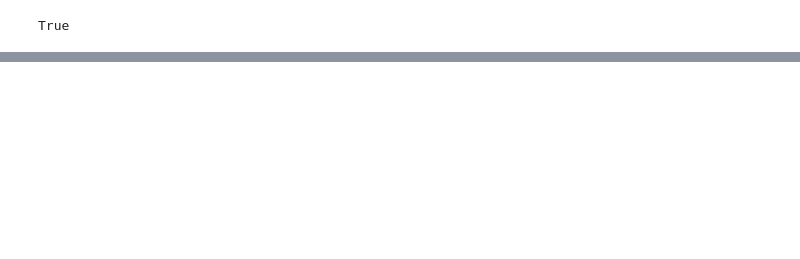
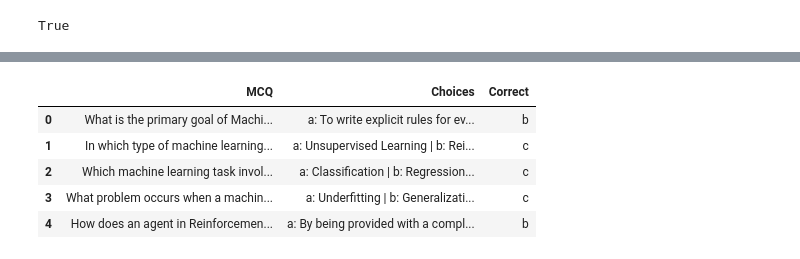
Before and after one commit to gourabbistu089/Quize-Generator, a Jupyter notebook: experiment/mcq.ipynb, the cells around one changed output, grey strips where cells are left out. Drawn from its saved outputs; the diff is of its cells as text; code cells hidden in the pictures; blank space fills up the shorter version.

```diff
--- a/experiment/mcq.ipynb
+++ b/experiment/mcq.ipynb
@@ -30,0 +132,11 @@ content="I am a large language model, trained by Google.\n\nMy purpose is to ass
+# %%
+response=generate_evaluate_chain(
+    {
+        "text": TEXT,
+        "number": NUMBER,
+        "subject":SUBJECT,
+        "tone": TONE,
+        "response_json": json.dumps(RESPONSE_JSON)
+    }
+)
+response
@@ -30,0 +168,3 @@ content="I am a large language model, trained by Google.\n\nMy purpose is to ass
+# %%
+quiz = response['quiz']
+quiz
@@ -30,0 +173,6 @@ content="I am a large language model, trained by Google.\n\nMy purpose is to ass
+# %%
+quiz
+type(quiz)
+python_dict = json.loads(quiz)
+
+python_dict
@@ -30,0 +197,12 @@ content="I am a large language model, trained by Google.\n\nMy purpose is to ass
+# %%
+quiz_table_data = []
+for key, value in python_dict.items():
+    mcq = value["mcq"]
+    options = " | ".join(
+        [
+            f"{option}: {option_value}"
+            for option, option_value in value["options"].items()
+            ]
+        )
+    correct = value["correct"]
+    quiz_table_data.append({"MCQ": mcq, "Choices": options, "Correct": correct})
@@ -30,0 +227,10 @@ content="I am a large language model, trained by Google.\n\nMy purpose is to ass
+# %%
+quiz=pd.DataFrame(quiz_table_data)
+quiz
+# %% [output]
+|  | MCQ | Choices | Correct |
+| 0 | What is the primary goal of Machi... | a: To write explicit rules for ev... | b |
+| 1 | In which type of machine learning... | a: Unsupervised Learning | b: Rei... | c |
+| 2 | Which machine learning task invol... | a: Classification | b: Regression... | c |
+| 3 | What problem occurs when a machin... | a: Underfitting | b: Generalizati... | c |
+| 4 | How does an agent in Reinforcemen... | a: By being provided with a compl... | b |
```
Also changed, not shown: parts of 21 cells of this notebook, 7 other files.
